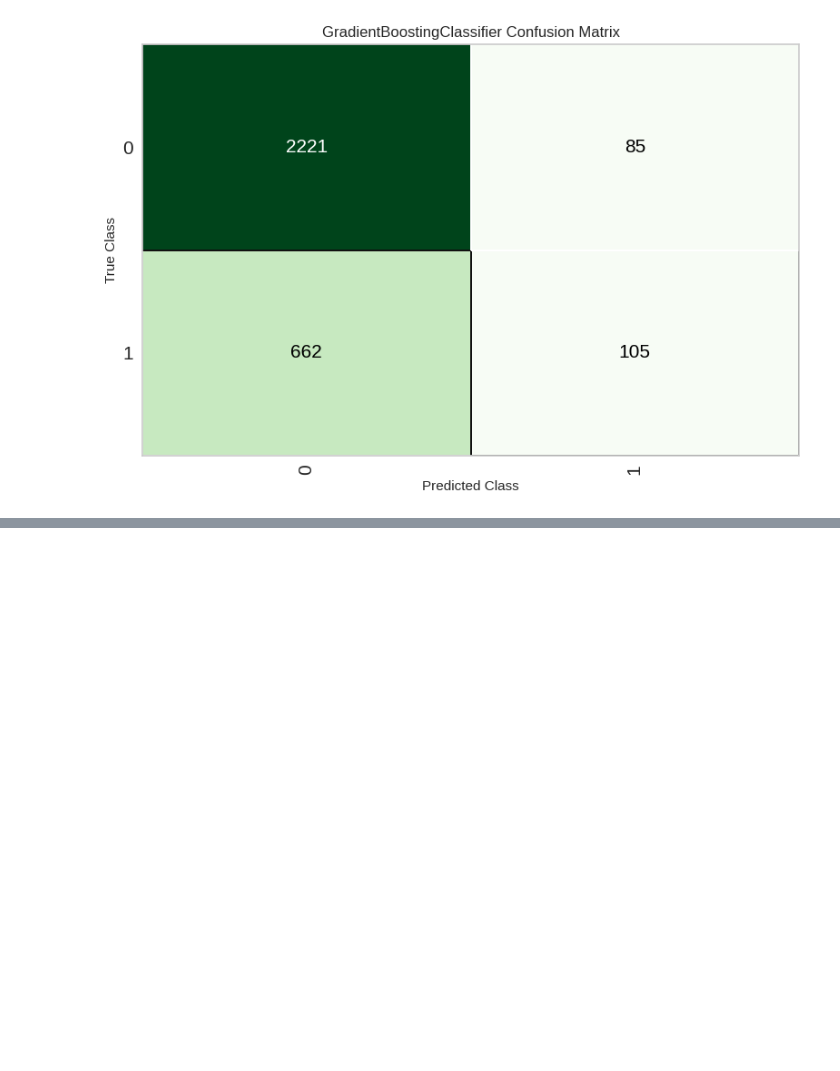
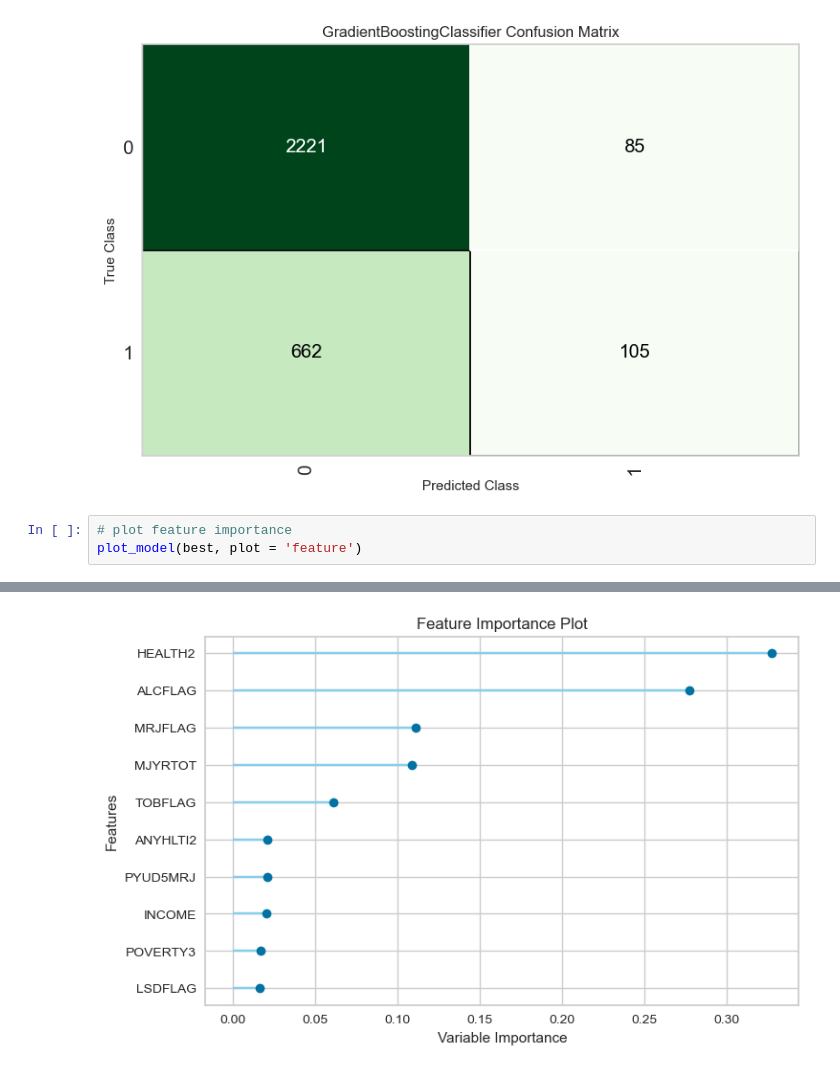
Before and after one commit to melissaprax/substance-use-mental-illness-analysis, a Jupyter notebook: mainV3_pycaret.ipynb, the cells around one changed output, grey strips where cells are left out. Drawn from its saved outputs; the diff is of its cells as text; blank space fills up the shorter version.

```diff
--- a/mainV3_pycaret.ipynb
+++ b/mainV3_pycaret.ipynb
@@ -267,3 +225,7 @@ plot_model(best, plot = 'confusion_matrix')
 # %% [output]
 [interactive output not drawn]
 [figure]
+# %%
+# plot feature importance
+plot_model(best, plot = 'feature')
+# %% [output]
@@ -270,3 +233,4 @@ plot_model(best, plot = 'confusion_matrix')
+[figure, added]
 # %%
 # plot AUC
 plot_model(best, plot = 'auc')
```
Also changed, not shown: parts of 14 cells of this notebook, 5 other files.
